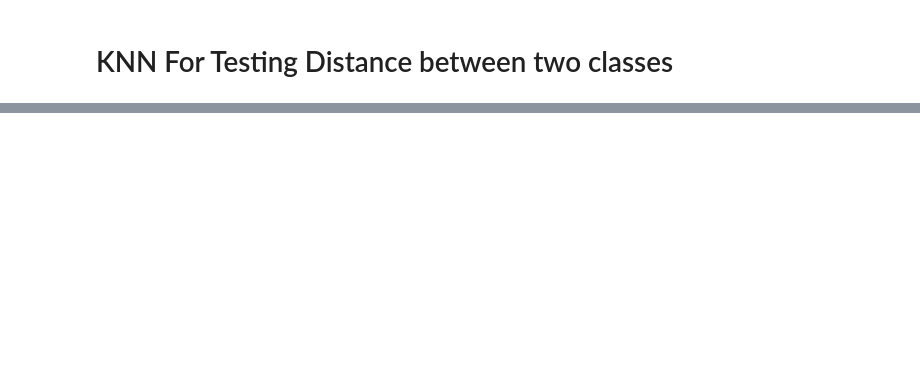
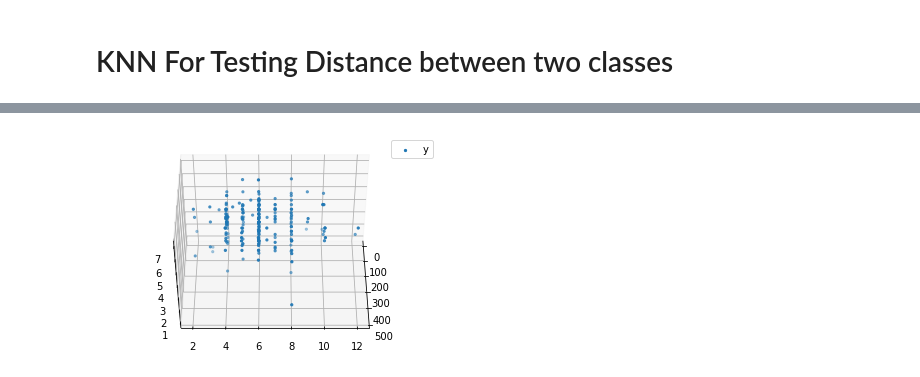
Before and after one commit to OmarMohammed88/GPA_Prediction, a Jupyter notebook: knn.ipynb, the cells around one changed output, grey strips where cells are left out. Saved outputs shown, nothing was run; the diff lists cells and outputs as text; code cells hidden in the pictures; blank space fills up the shorter version.

```diff
--- a/knn.ipynb
+++ b/knn.ipynb
@@ -187,0 +212,13 @@ Text(0, 0.5, 'Mean Error')
+# %%
+import matplotlib as mpl
+from mpl_toolkits.mplot3d import Axes3D
+fig = plt.figure()
+ax = fig.gca(projection ='3d')
+
+ax.scatter(X_1[:, 0], X_1[:, 1],X_1[:,2], label ='y', s =5)
+ax.legend()
+ax.view_init(45, 0)
+
+plt.show()
+# %% [output]
+[figure, added]
```
Also changed, not shown: parts of 16 cells of this notebook.
